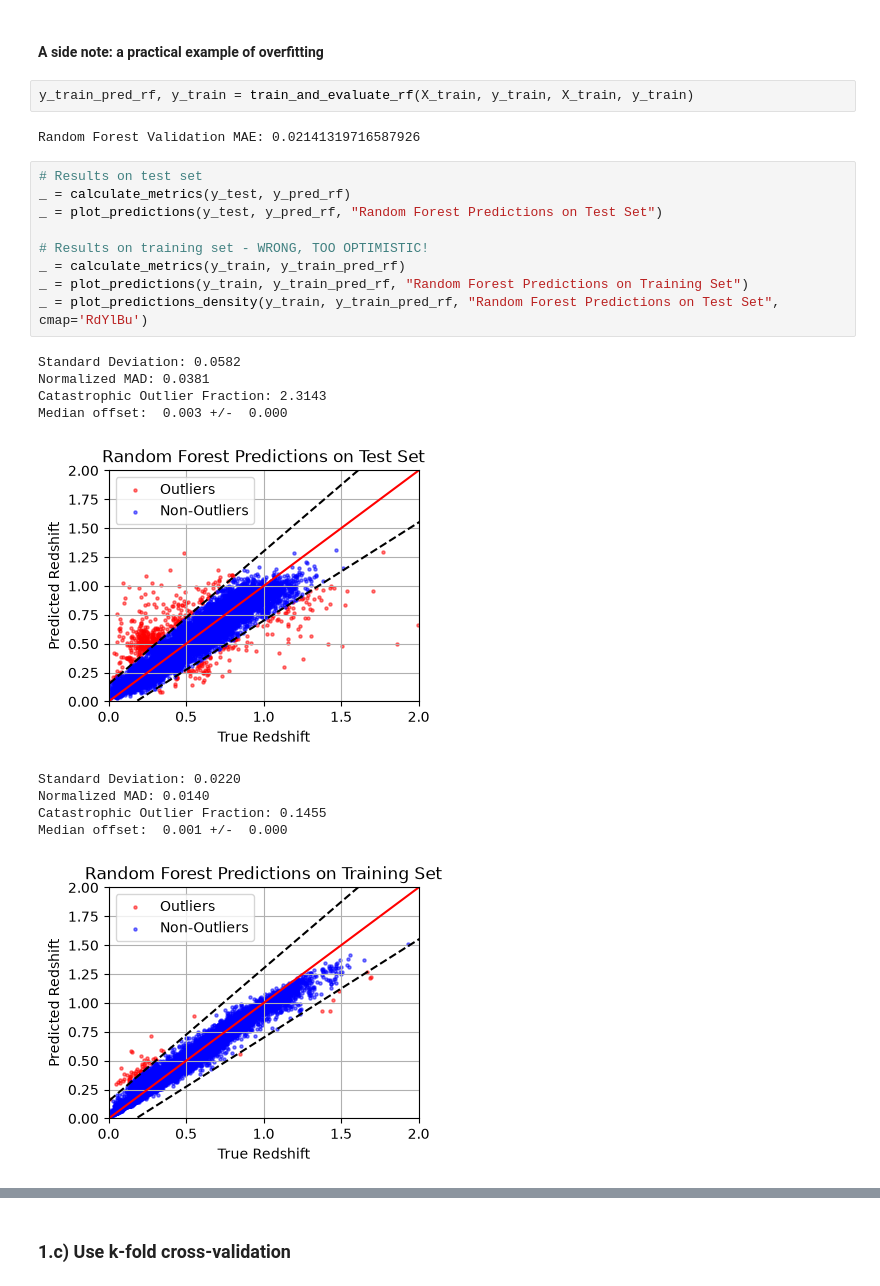
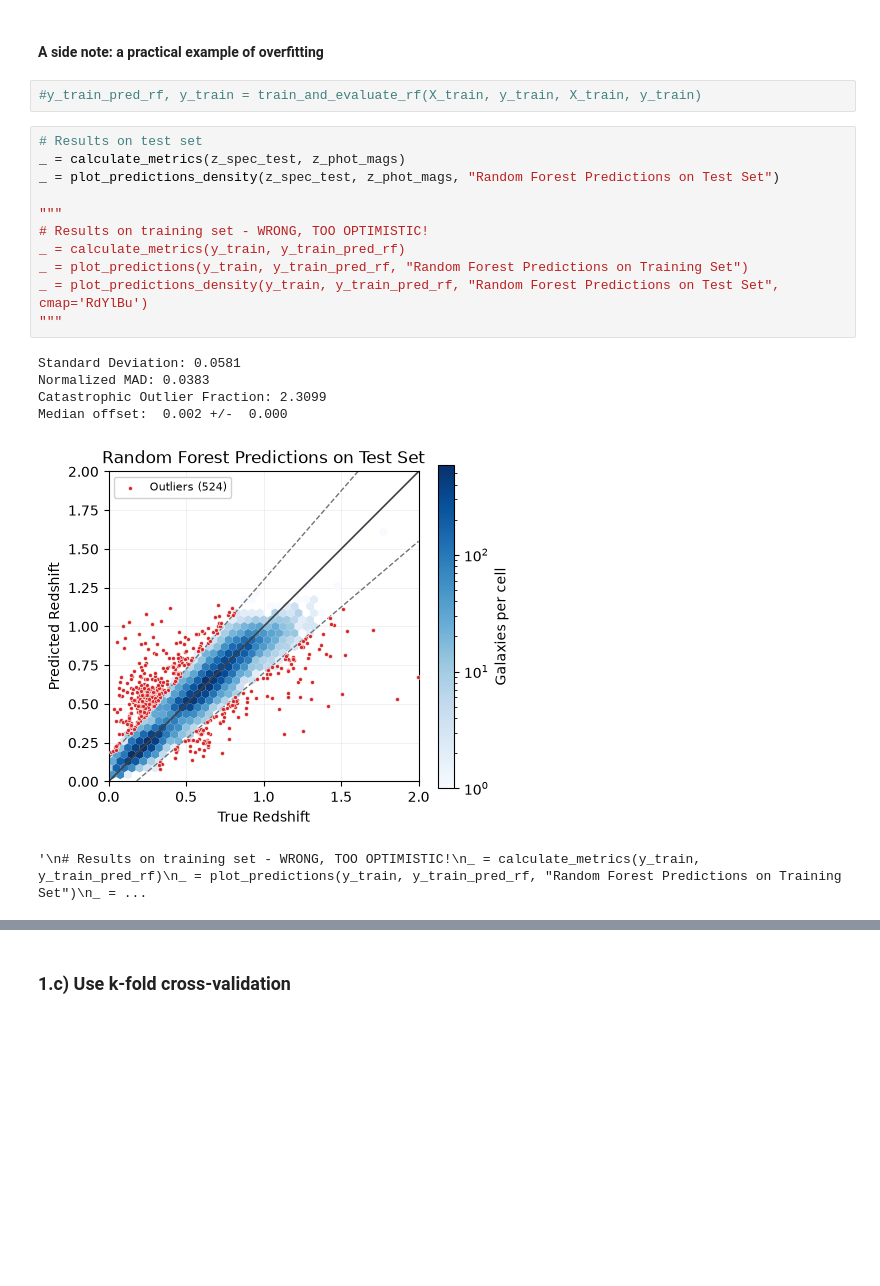
Before and after one commit to isasmatos/IA_school_CBPF_2026, a Jupyter notebook: notebooks/Aula-2/Aula-2b_PZ_est+metrics.ipynb, the cells around one changed output, grey strips where cells are left out. Cells and saved outputs as stored; diff of their text form; blank space fills up the shorter version.

```diff
--- a/notebooks/Aula-2/Aula-2b_PZ_est+metrics.ipynb
+++ b/notebooks/Aula-2/Aula-2b_PZ_est+metrics.ipynb
@@ -213,26 +214,22 @@ Median offset:  0.002 +/-  0.000
 # %% [markdown]
 #### A side note: a practical example of overfitting
 # %%
-y_train_pred_rf, y_train = train_and_evaluate_rf(X_train, y_train, X_train, y_train)
+#y_train_pred_rf, y_train = train_and_evaluate_rf(X_train, y_train, X_train, y_train)
-# %% [output]
-Random Forest Validation MAE: 0.02141319716587926
 # %%
 # Results on test set
-_ = calculate_metrics(y_test, y_pred_rf)
-_ = plot_predictions(y_test, y_pred_rf, "Random Forest Predictions on Test Set")
+_ = calculate_metrics(z_spec_test, z_phot_mags)
+_ = plot_predictions_density(z_spec_test, z_phot_mags, "Random Forest Predictions on Test Set")
 
+"""
 # Results on training set - WRONG, TOO OPTIMISTIC!
 _ = calculate_metrics(y_train, y_train_pred_rf)
 _ = plot_predictions(y_train, y_train_pred_rf, "Random Forest Predictions on Training Set")
 _ = plot_predictions_density(y_train, y_train_pred_rf, "Random Forest Predictions on Test Set", cmap='RdYlBu')
+"""
 # %% [output]
-Standard Deviation: 0.0582
-Normalized MAD: 0.0381
-Catastrophic Outlier Fraction: 2.3143
-Median offset:  0.003 +/-  0.000
+Standard Deviation: 0.0581
+Normalized MAD: 0.0383
+Catastrophic Outlier Fraction: 2.3099
+Median offset:  0.002 +/-  0.000
-[figure, old version]
+[figure, new version]
-Standard Deviation: 0.0220
-Normalized MAD: 0.0140
-Catastrophic Outlier Fraction: 0.1455
-Median offset:  0.001 +/-  0.000
+'\n# Results on training set - WRONG, TOO OPTIMISTIC!\n_ = calculate_metrics(y_train, y_train_pred_rf)\n_ = plot_predictions(y_train, y_train_pred_rf, "Random Forest Predictions on Training Set")\n_ = ...
-[figure, removed]
```
Also changed, not shown: parts of 31 cells of this notebook.
